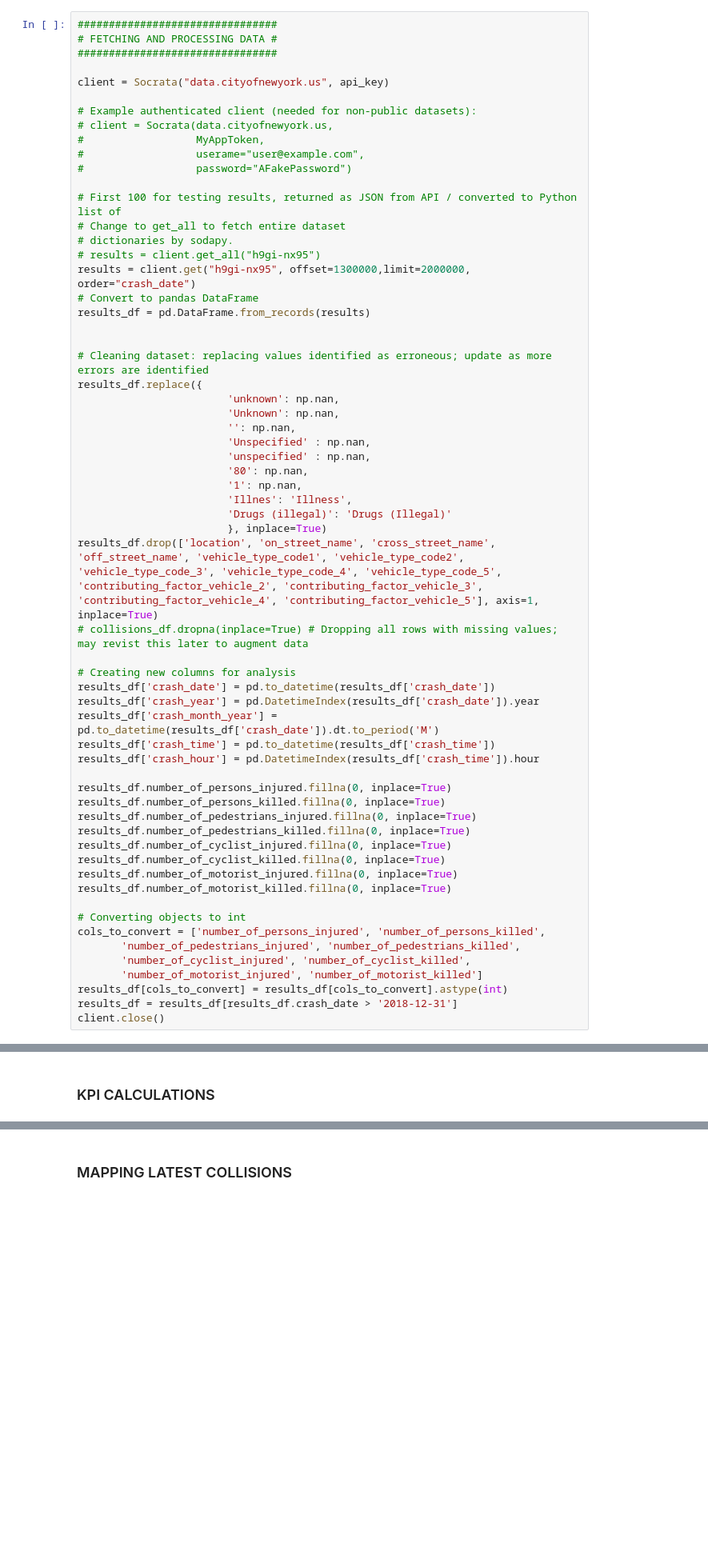
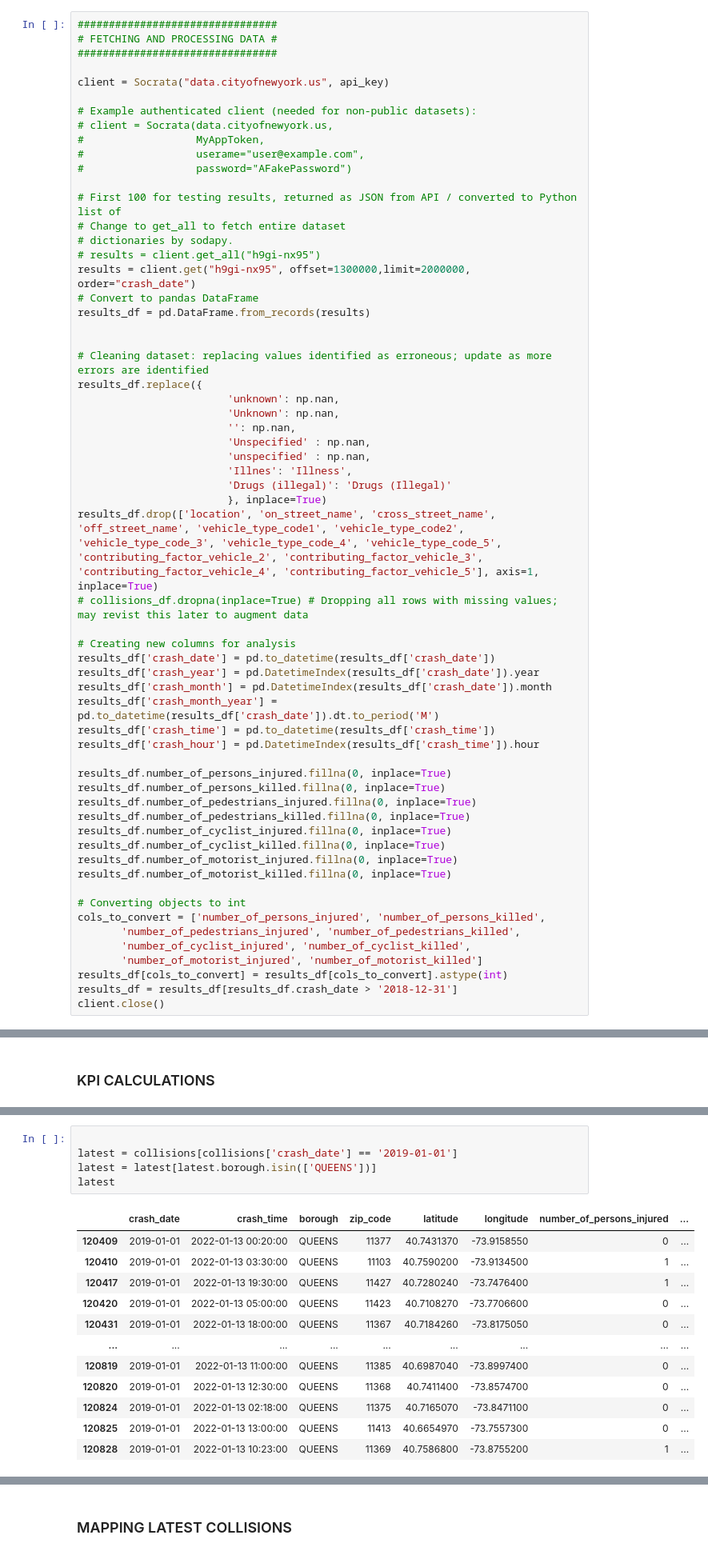
Before and after one commit to tiroger/nyc-vehicle-collisions, a Jupyter notebook: viz.ipynb, the cells around one changed output, grey strips where cells are left out. Shown at 80% size. Saved outputs shown, nothing was run; the diff lists cells and outputs as text; blank space fills up the shorter version.

Commit message:
added borough filter

```diff
--- a/viz.ipynb
+++ b/viz.ipynb
@@ -52,8 +52,6 @@ results_df.replace({
                         '': np.nan,
                         'Unspecified' : np.nan,
                         'unspecified' : np.nan,
-                        '80': np.nan,
-                        '1': np.nan,
                         'Illnes': 'Illness',
                         'Drugs (illegal)': 'Drugs (Illegal)'
                         }, inplace=True)
@@ -63,6 +61,7 @@ results_df.drop(['location', 'on_street_name', 'cross_street_name', 'off_street_
 # Creating new columns for analysis
 results_df['crash_date'] = pd.to_datetime(results_df['crash_date'])
 results_df['crash_year'] = pd.DatetimeIndex(results_df['crash_date']).year
+results_df['crash_month'] = pd.DatetimeIndex(results_df['crash_date']).month
 results_df['crash_month_year'] = pd.to_datetime(results_df['crash_date']).dt.to_period('M')
 results_df['crash_time'] = pd.to_datetime(results_df['crash_time'])
 results_df['crash_hour'] = pd.DatetimeIndex(results_df['crash_time']).hour
@@ -173,0 +177,18 @@ cyclists_killed_perc_change = (cyclists_killed_YTD.values - cyclists_killed_YTD_
+# %%
+
+latest = collisions[collisions['crash_date'] == '2019-01-01']
+latest = latest[latest.borough.isin(['QUEENS'])]
+latest
+# %% [output]
+|  | crash_date | crash_time | borough | zip_code | latitude | longitude | number_of_persons_injured | ... |
+| 120409 | 2019-01-01 | 2022-01-13 00:20:00 | QUEENS | 11377 | 40.7431370 | -73.9158550 | 0 | ... |
+| 120410 | 2019-01-01 | 2022-01-13 03:30:00 | QUEENS | 11103 | 40.7590200 | -73.9134500 | 1 | ... |
+| 120417 | 2019-01-01 | 2022-01-13 19:30:00 | QUEENS | 11427 | 40.7280240 | -73.7476400 | 1 | ... |
+| 120420 | 2019-01-01 | 2022-01-13 05:00:00 | QUEENS | 11423 | 40.7108270 | -73.7706600 | 0 | ... |
+| 120431 | 2019-01-01 | 2022-01-13 18:00:00 | QUEENS | 11367 | 40.7184260 | -73.8175050 | 0 | ... |
+| ... | ... | ... | ... | ... | ... | ... | ... | ... |
+| 120819 | 2019-01-01 | 2022-01-13 11:00:00 | QUEENS | 11385 | 40.6987040 | -73.8997400 | 0 | ... |
+| 120820 | 2019-01-01 | 2022-01-13 12:30:00 | QUEENS | 11368 | 40.7411400 | -73.8574700 | 0 | ... |
+| 120824 | 2019-01-01 | 2022-01-13 02:18:00 | QUEENS | 11375 | 40.7165070 | -73.8471100 | 0 | ... |
+| 120825 | 2019-01-01 | 2022-01-13 13:00:00 | QUEENS | 11413 | 40.6654970 | -73.7557300 | 0 | ... |
+| 120828 | 2019-01-01 | 2022-01-13 10:23:00 | QUEENS | 11369 | 40.7586800 | -73.8755200 | 1 | ... |
```
Also changed, not shown: parts of 7 cells of this notebook, 1 other file.
